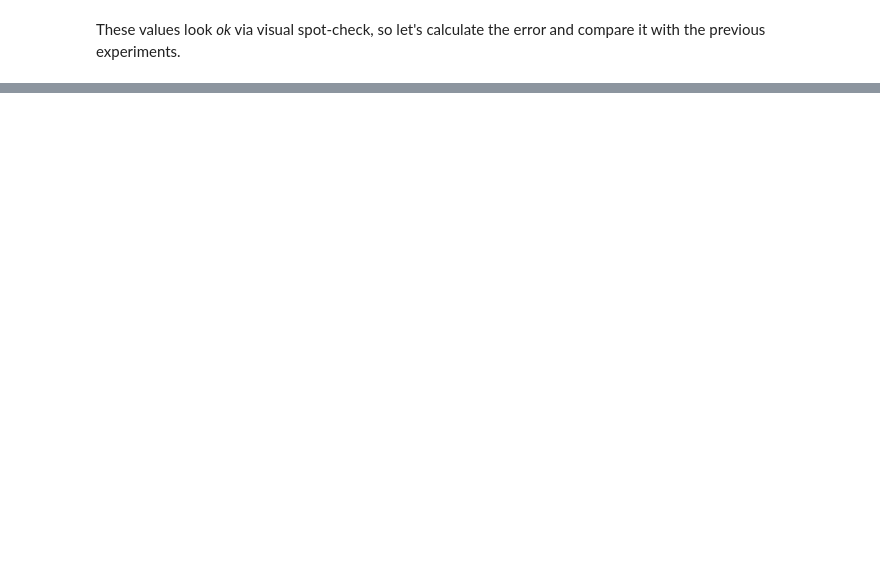
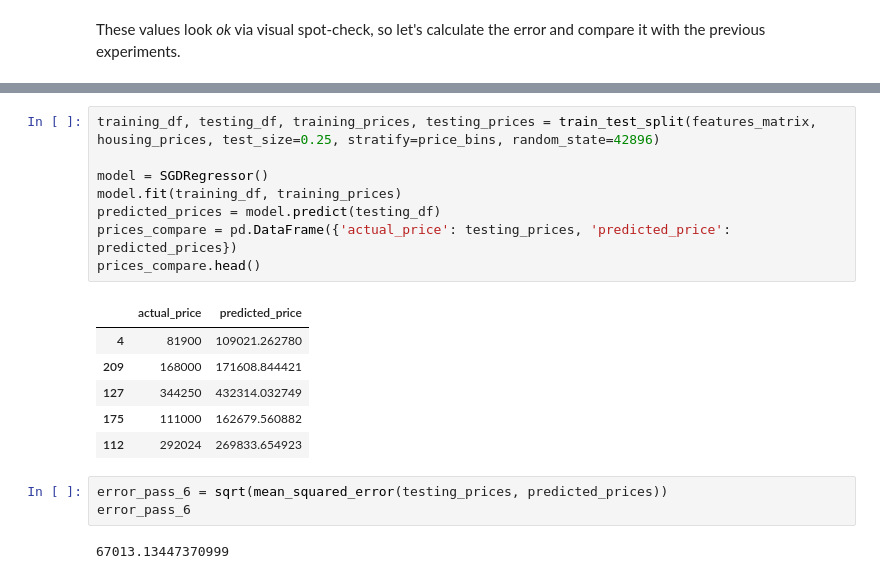
Before and after one commit to schledererj/cs6340-project-2, a Jupyter notebook: CS6340_Lab_2.ipynb, the cells around one changed output, grey strips where cells are left out. Saved outputs shown, nothing was run; the diff lists cells and outputs as text; blank space fills up the shorter version.

```diff
--- a/CS6340_Lab_2.ipynb
+++ b/CS6340_Lab_2.ipynb
@@ -748,0 +778,20 @@ It also improved by 38.30% against the first experiment
+# %%
+training_df, testing_df, training_prices, testing_prices = train_test_split(features_matrix, housing_prices, test_size=0.25, stratify=price_bins, random_state=42896)
+
+model = SGDRegressor()
+model.fit(training_df, training_prices)
+predicted_prices = model.predict(testing_df)
+prices_compare = pd.DataFrame({'actual_price': testing_prices, 'predicted_price': predicted_prices})
+prices_compare.head()
+# %% [output]
+|  | actual_price | predicted_price |
+| 4 | 81900 | 109021.262780 |
+| 209 | 168000 | 171608.844421 |
+| 127 | 344250 | 432314.032749 |
+| 175 | 111000 | 162679.560882 |
+| 112 | 292024 | 269833.654923 |
+# %%
+error_pass_6 = sqrt(mean_squared_error(testing_prices, predicted_prices))
+error_pass_6
+# %% [output]
+67013.13447370999
```
Also changed, not shown: parts of 40 cells of this notebook, 2 other files.
